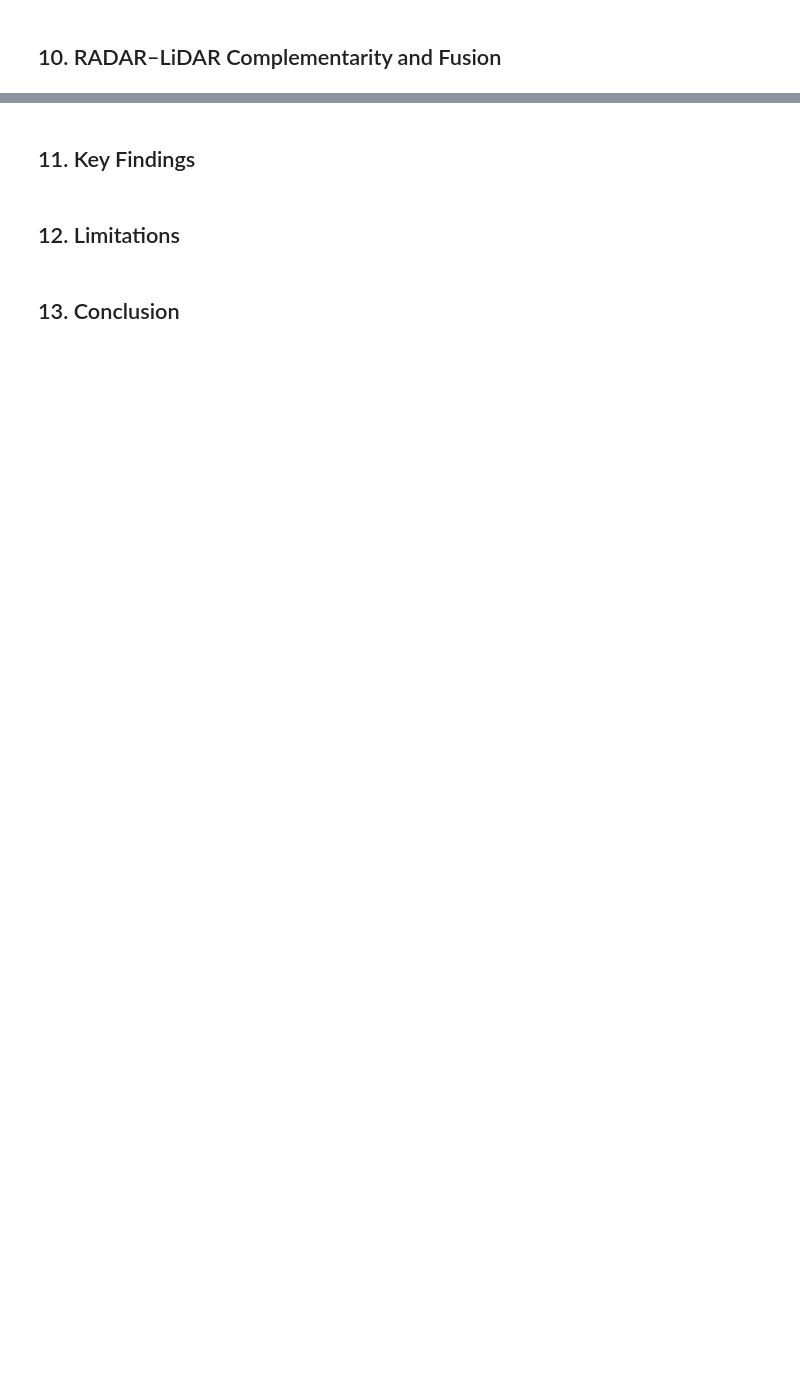
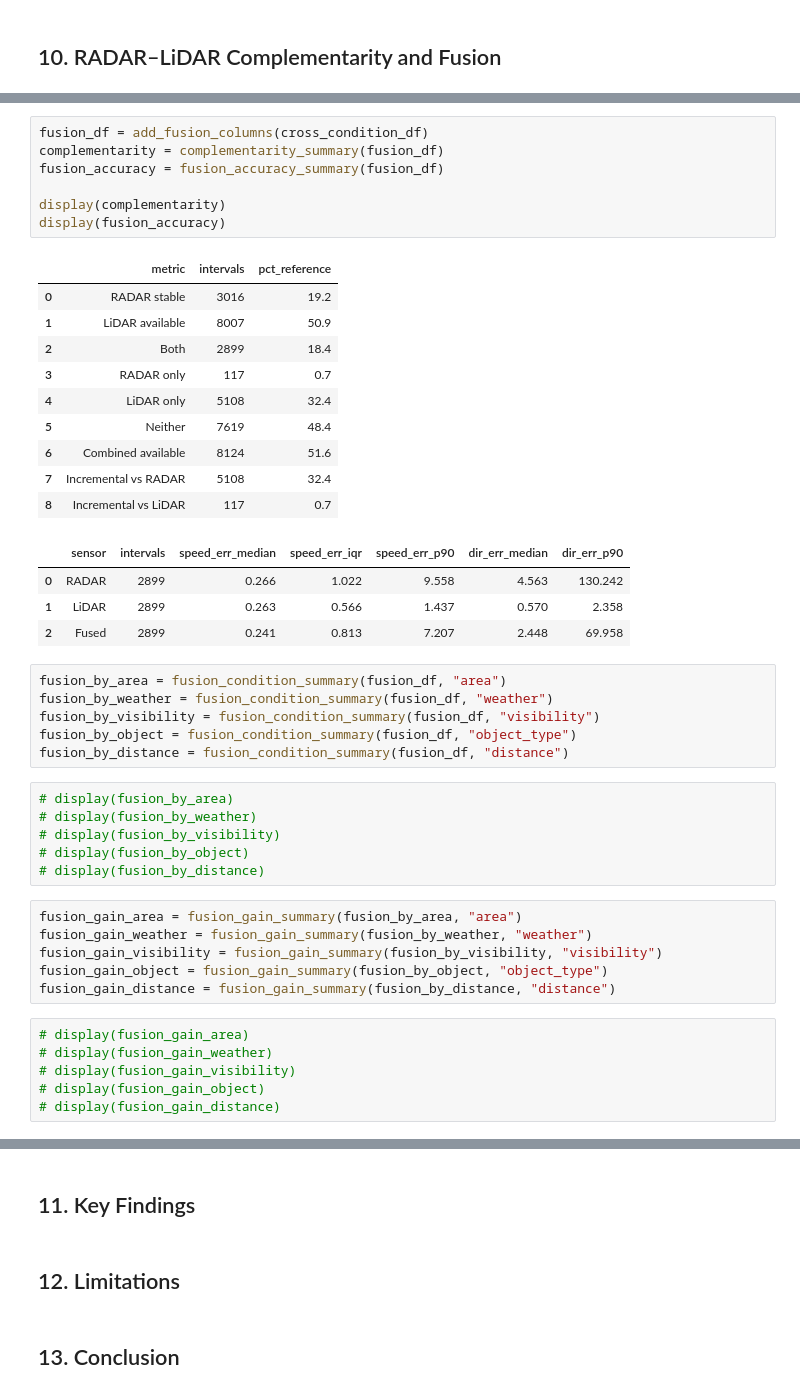
Before and after one commit to lailaamin70/Boeing-RADAR-Autonomous-, a Jupyter notebook: condition_velocity.ipynb, the cells around one changed output, grey strips where cells are left out. Saved outputs shown, nothing was run; the diff lists cells and outputs as text; blank space fills up the shorter version.

```diff
--- a/condition_velocity.ipynb
+++ b/condition_velocity.ipynb
@@ -1616,0 +1419,46 @@ Does combining RADAR and LiDAR improve velocity availability and/or velocity acc
+# %%
+fusion_df = add_fusion_columns(cross_condition_df)
+complementarity = complementarity_summary(fusion_df)
+fusion_accuracy = fusion_accuracy_summary(fusion_df)
+
+display(complementarity)
+display(fusion_accuracy)
+# %% [output]
+|  | metric | intervals | pct_reference |
+| 0 | RADAR stable | 3016 | 19.2 |
+| 1 | LiDAR available | 8007 | 50.9 |
+| 2 | Both | 2899 | 18.4 |
+| 3 | RADAR only | 117 | 0.7 |
+| 4 | LiDAR only | 5108 | 32.4 |
+| 5 | Neither | 7619 | 48.4 |
+| 6 | Combined available | 8124 | 51.6 |
+| 7 | Incremental vs RADAR | 5108 | 32.4 |
+| 8 | Incremental vs LiDAR | 117 | 0.7 |
+|  | sensor | intervals | speed_err_median | speed_err_iqr | speed_err_p90 | dir_err_median | dir_err_p90 |
+| 0 | RADAR | 2899 | 0.266 | 1.022 | 9.558 | 4.563 | 130.242 |
+| 1 | LiDAR | 2899 | 0.263 | 0.566 | 1.437 | 0.570 | 2.358 |
+| 2 | Fused | 2899 | 0.241 | 0.813 | 7.207 | 2.448 | 69.958 |
+# %%
+fusion_by_area = fusion_condition_summary(fusion_df, "area")
+fusion_by_weather = fusion_condition_summary(fusion_df, "weather")
+fusion_by_visibility = fusion_condition_summary(fusion_df, "visibility")
+fusion_by_object = fusion_condition_summary(fusion_df, "object_type")
+fusion_by_distance = fusion_condition_summary(fusion_df, "distance")
+# %%
+# display(fusion_by_area)
+# display(fusion_by_weather)
+# display(fusion_by_visibility)
+# display(fusion_by_object)
+# display(fusion_by_distance)
+# %%
+fusion_gain_area = fusion_gain_summary(fusion_by_area, "area")
+fusion_gain_weather = fusion_gain_summary(fusion_by_weather, "weather")
+fusion_gain_visibility = fusion_gain_summary(fusion_by_visibility, "visibility")
+fusion_gain_object = fusion_gain_summary(fusion_by_object, "object_type")
+fusion_gain_distance = fusion_gain_summary(fusion_by_distance, "distance")
+# %%
+# display(fusion_gain_area)
+# display(fusion_gain_weather)
+# display(fusion_gain_visibility)
+# display(fusion_gain_object)
+# display(fusion_gain_distance)
```
Also changed, not shown: parts of 31 cells of this notebook, 12 other files.
